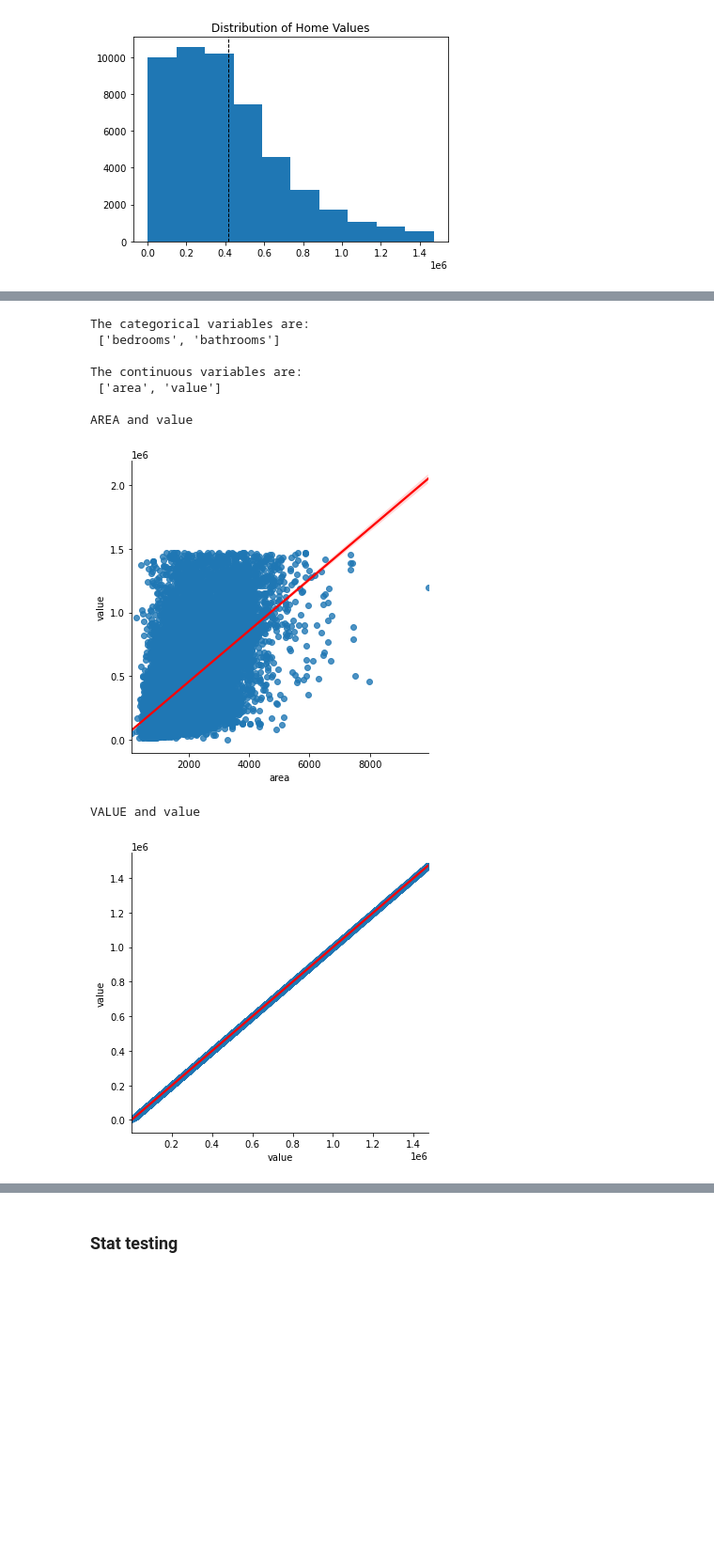
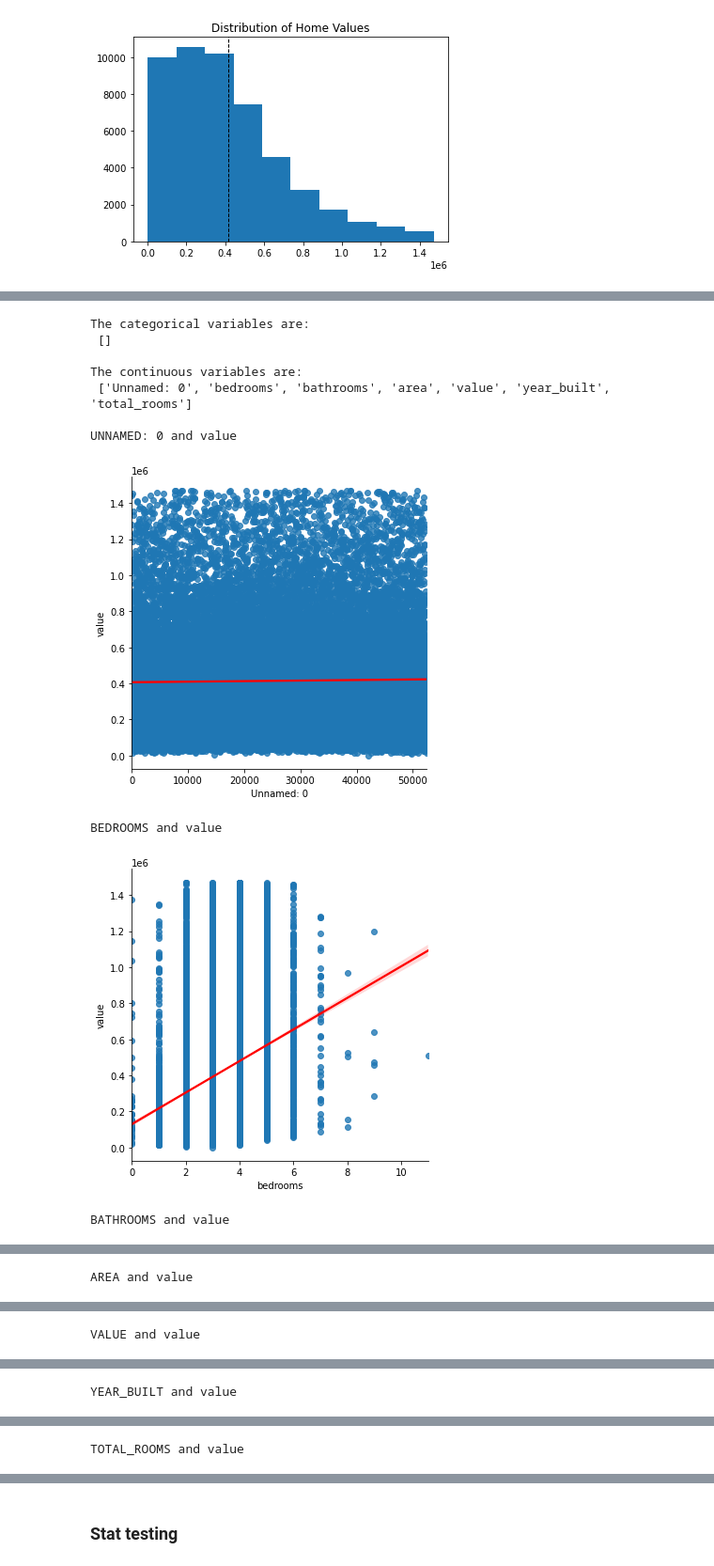
Before and after one commit to OKPTaylor/Zillow_2017_Project, a Jupyter notebook: zillow_project_test.ipynb, the cells around one changed output, grey strips where cells are left out. Shown at 94% size. Drawn from its saved outputs; the diff is of its cells as text; code cells hidden in the pictures; blank space fills up the shorter version.

```diff
--- a/zillow_project_test.ipynb
+++ b/zillow_project_test.ipynb
@@ -33,5 +1,6 @@ import env
 # %%
-sql_query = sql_query = "select bedroomcnt, bathroomcnt, calculatedfinishedsquarefeet, taxvaluedollarcnt from properties_2017 join predictions_2017 on properties_2017.parcelid = predictions_2017.parcelid where propertylandusetypeid = 261"
+sql_query = sql_query = "select bedroomcnt, bathroomcnt, calculatedfinishedsquarefeet, taxvaluedollarcnt, yearbuilt\
+    from properties_2017 join predictions_2017 on properties_2017.parcelid = predictions_2017.parcelid where propertylandusetypeid = 261"
 directory = os.getcwd()
 url_for_query = wrg.get_db_url("zillow")
 filename = "zillow_2017_project.csv"
@@ -151,14 +111,15 @@ train_zillow.shape
 # %%
 #calls a function that plots the distribution of each cont variable the dataframe against the target variable cat_count is set to 20 to remove beds and baths
-wrg.plot_variable_target_pairs(train_zillow,"value", 20)
+wrg.plot_variable_target_pairs(train_zillow,"value", 4)
 # %% [output]
 The categorical variables are:
- ['bedrooms', 'bathrooms']
+ []
 
 The continuous variables are:
- ['area', 'value']
+ ['Unnamed: 0', 'bedrooms', 'bathrooms', 'area', 'value', 'year_built', 'total_rooms']
 
-AREA and value
+UNNAMED: 0 and value
-[figure, old version]
+[figure, new version]
-VALUE and value
+BEDROOMS and value
-[figure, old version]
+[figure, new version]
+BATHROOMS and value
@@ -164,0 +127 @@ VALUE and value
+AREA and value
@@ -164,0 +129 @@ VALUE and value
+VALUE and value
@@ -164,0 +131 @@ VALUE and value
+YEAR_BUILT and value
@@ -164,0 +133 @@ VALUE and value
+TOTAL_ROOMS and value
```
Also changed, not shown: parts of 25 cells of this notebook.
